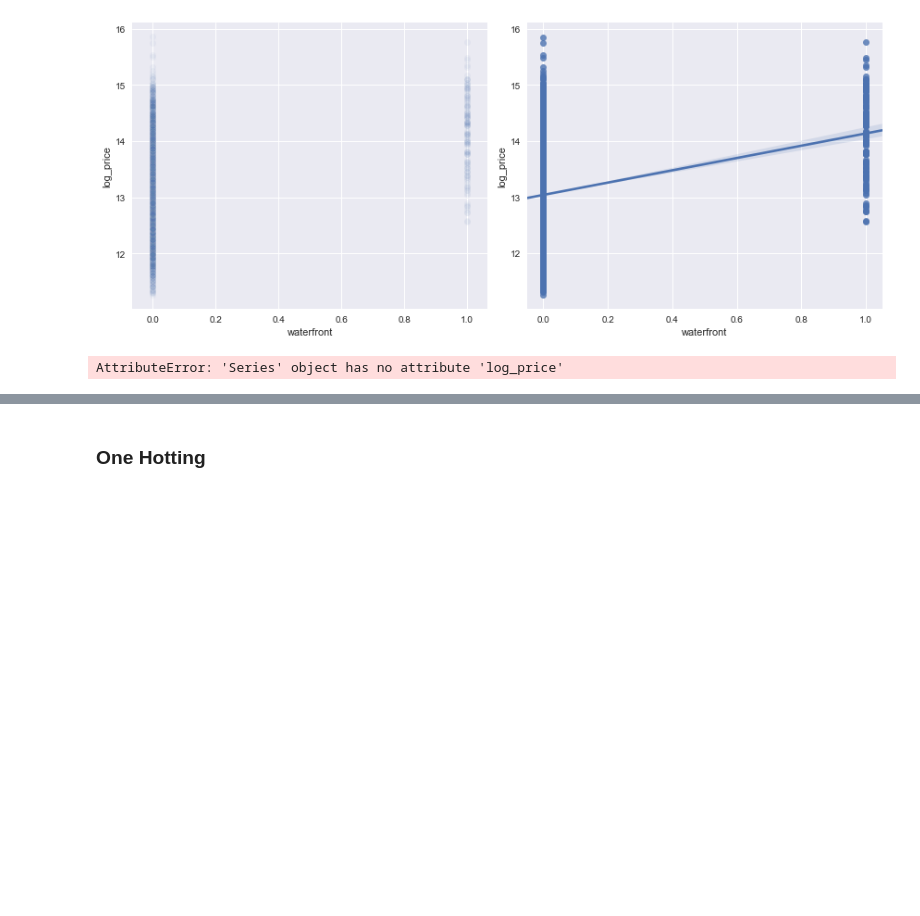
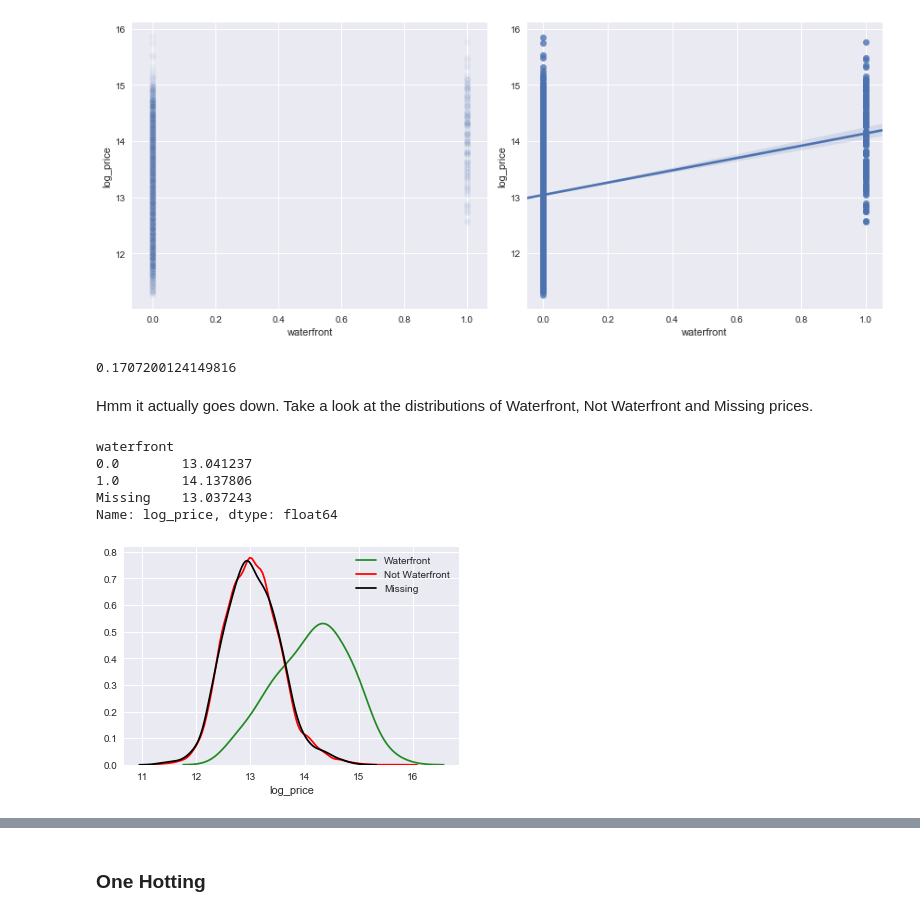
Before and after one commit to Patrickbfuller/lin_reg_tutorial, a Jupyter notebook: linear_regression.ipynb, the cells around one changed output, grey strips where cells are left out. Saved outputs shown, nothing was run; the diff lists cells and outputs as text; code cells hidden in the pictures; blank space fills up the shorter version.

Commit message:
explore waterfront dists, separated by missing

```diff
--- a/linear_regression.ipynb
+++ b/linear_regression.ipynb
@@ -645,6 +645,25 @@ plt.tight_layout()
 # %% [output]
 [figure]
 # %%
-df.fillna(0).corr().waterfront.log_price
+df_viz.fillna(0).corr().waterfront.log_price
 # %% [output]
-AttributeError: 'Series' object has no attribute 'log_price'
+0.1707200124149816
+# %% [markdown]
+Hmm it actually goes down. Take a look at the distributions of Waterfront, Not Waterfront and Missing prices.
+# %%
+df_viz.fillna('Missing').groupby('waterfront').log_price.mean()#.plot.bar()
+# %% [output]
+waterfront
+0.0        13.041237
+1.0        14.137806
+Missing    13.037243
+Name: log_price, dtype: float64
+# %%
+wtft_missing_prices = df_viz[df_viz.waterfront.isna()].log_price
+# %%
+ax1 = sns.distplot(df_viz[df.waterfront == True].log_price, hist=None, color='forestgreen', label='Waterfront')
+ax2 = sns.distplot(df_viz[df.waterfront == False].log_price, hist=None, color='red', label='Not Waterfront')
+ax3 = sns.distplot(wtft_missing_prices, hist=None, color='black', label='Missing')
+plt.legend();
+# %% [output]
+[figure, added]
```
Also changed, not shown: parts of 3 cells of this notebook.
